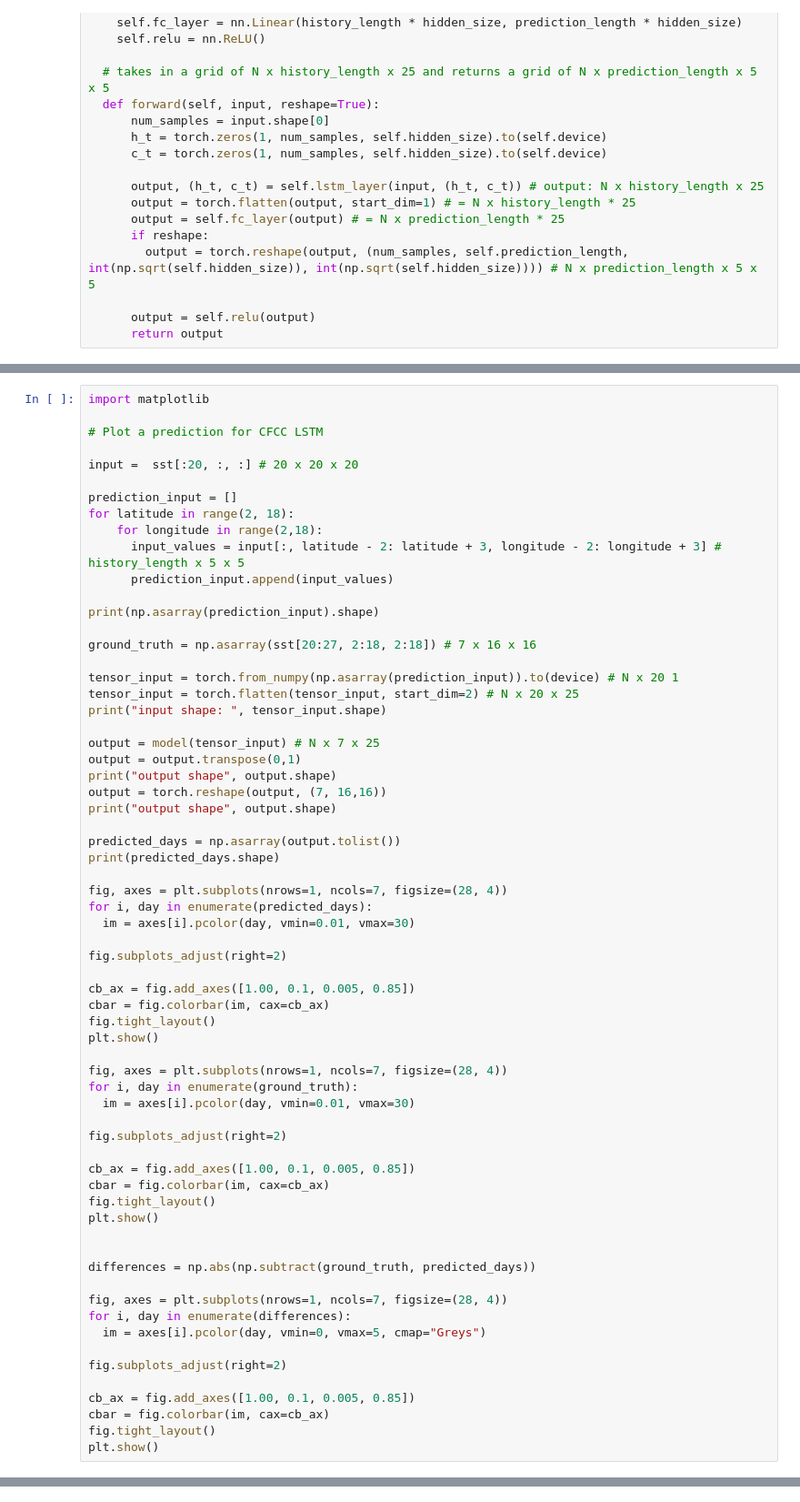
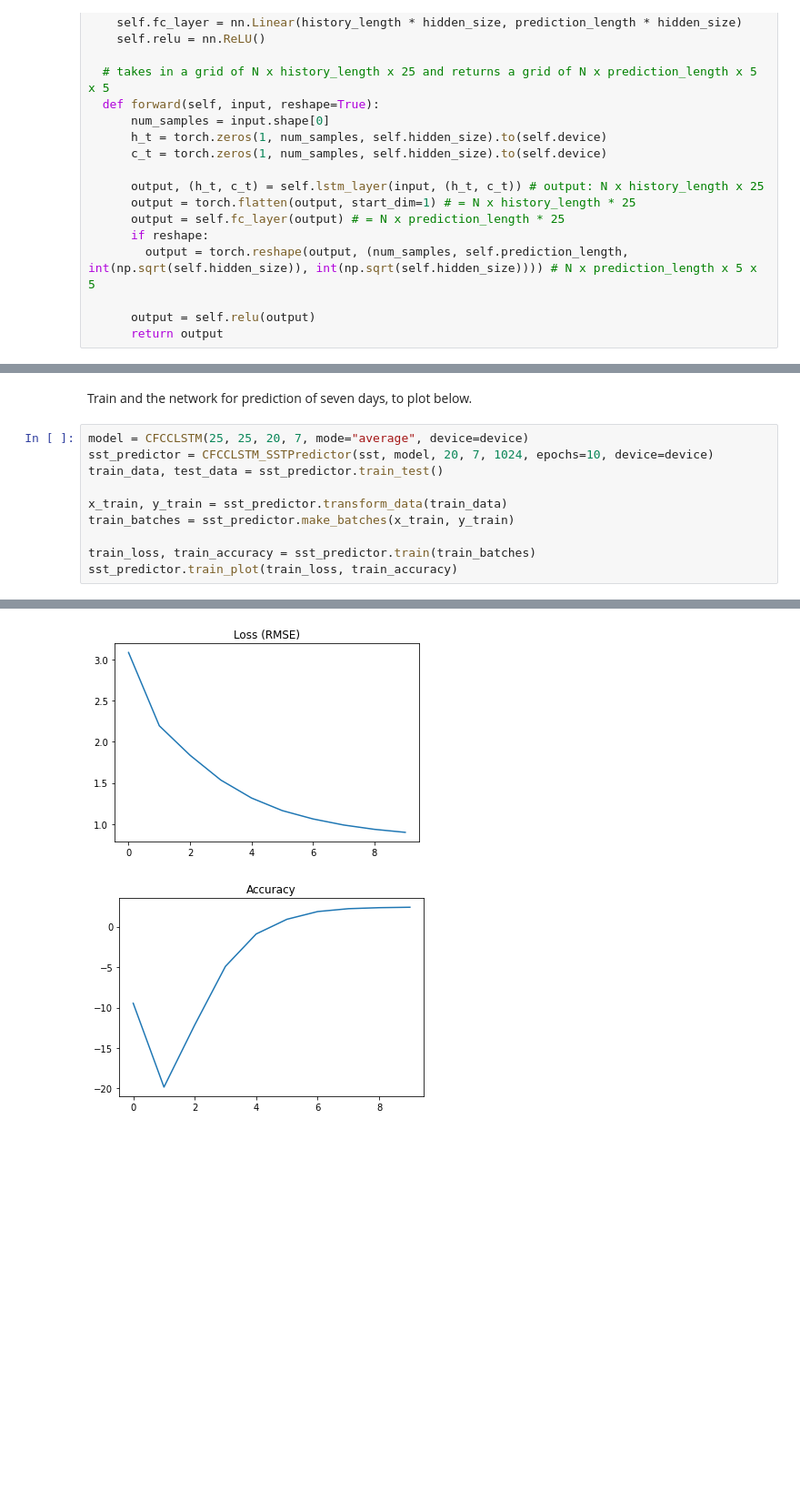
Before and after one commit to lhaarman/CFCC-LSTM-Reproducibility-project, a Jupyter notebook: ReproProject.ipynb, the cells around one changed output, grey strips where cells are left out. Shown: that part at 91% size. Saved outputs shown, nothing was run; the diff lists cells and outputs as text; blank space fills up the shorter version.

```diff
--- a/ReproProject.ipynb
+++ b/ReproProject.ipynb
@@ -340,65 +348,13 @@ Accuracy for validation: -2.005959794945913
-# %%
-import matplotlib
-
-# Plot a prediction for CFCC LSTM
-
-input =  sst[:20, :, :] # 20 x 20 x 20
-
-prediction_input = []
-for latitude in range(2, 18):
-    for longitude in range(2,18):
-      input_values = input[:, latitude - 2: latitude + 3, longitude - 2: longitude + 3] # history_length x 5 x 5
-      prediction_input.append(input_values)
-
-print(np.asarray(prediction_input).shape)
-
-ground_truth = np.asarray(sst[20:27, 2:18, 2:18]) # 7 x 16 x 16
-
-tensor_input = torch.from_numpy(np.asarray(prediction_input)).to(device) # N x 20 1
-tensor_input = torch.flatten(tensor_input, start_dim=2) # N x 20 x 25
-print("input shape: ", tensor_input.shape)
-
-output = model(tensor_input) # N x 7 x 25
-output = output.transpose(0,1)
-print("output shape", output.shape)
-output = torch.reshape(output, (7, 16,16))
-print("output shape", output.shape)
-
-predicted_days = np.asarray(output.tolist())
-print(predicted_days.shape)
-
-fig, axes = plt.subplots(nrows=1, ncols=7, figsize=(28, 4))
-for i, day in enumerate(predicted_days):
-  im = axes[i].pcolor(day, vmin=0.01, vmax=30)
-
-fig.subplots_adjust(right=2)
-
-cb_ax = fig.add_axes([1.00, 0.1, 0.005, 0.85])
-cbar = fig.colorbar(im, cax=cb_ax)
-fig.tight_layout()
-plt.show()
-
-fig, axes = plt.subplots(nrows=1, ncols=7, figsize=(28, 4))
-for i, day in enumerate(ground_truth):
-  im = axes[i].pcolor(day, vmin=0.01, vmax=30)
-
-fig.subplots_adjust(right=2)
-
-cb_ax = fig.add_axes([1.00, 0.1, 0.005, 0.85])
-cbar = fig.colorbar(im, cax=cb_ax)
-fig.tight_layout()
-plt.show()
-
-
-differences = np.abs(np.subtract(ground_truth, predicted_days))
-
-fig, axes = plt.subplots(nrows=1, ncols=7, figsize=(28, 4))
-for i, day in enumerate(differences):
-  im = axes[i].pcolor(day, vmin=0, vmax=5, cmap="Greys")
-
-fig.subplots_adjust(right=2)
-
-cb_ax = fig.add_axes([1.00, 0.1, 0.005, 0.85])
-cbar = fig.colorbar(im, cax=cb_ax)
-fig.tight_layout()
-plt.show()
+# %% [markdown]
+Train and the network for prediction of seven days, to plot below.
+# %%
+model = CFCCLSTM(25, 25, 20, 7, mode="average", device=device)
+sst_predictor = CFCCLSTM_SSTPredictor(sst, model, 20, 7, 1024, epochs=10, device=device)
+train_data, test_data = sst_predictor.train_test()
+
+x_train, y_train = sst_predictor.transform_data(train_data)
+train_batches = sst_predictor.make_batches(x_train, y_train)
+
+train_loss, train_accuracy = sst_predictor.train(train_batches)
+sst_predictor.train_plot(train_loss, train_accuracy)
+# %% [output]
@@ -404,0 +371,2 @@ plt.show()
+[figure, added]
+[figure, added]
```
Also changed, not shown: parts of 19 cells of this notebook.
